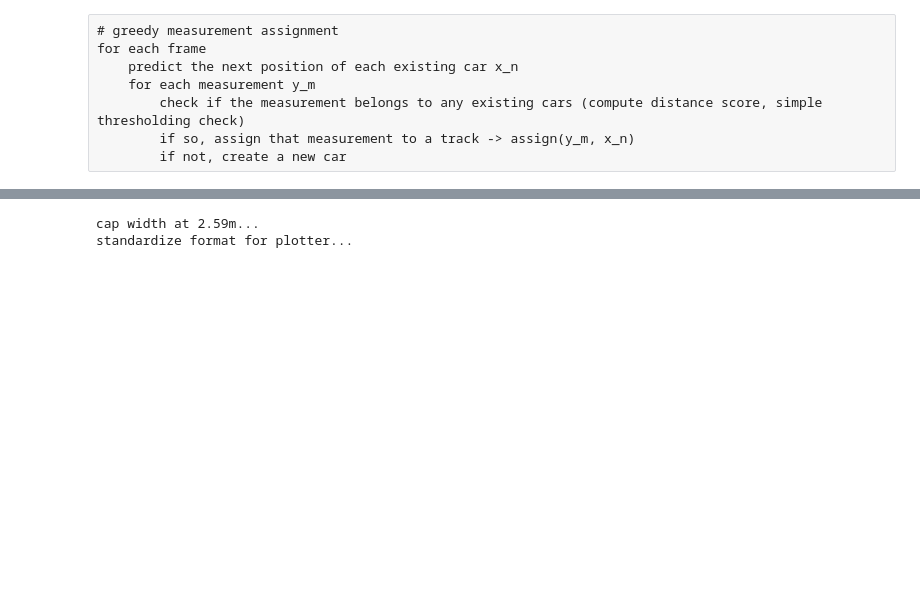
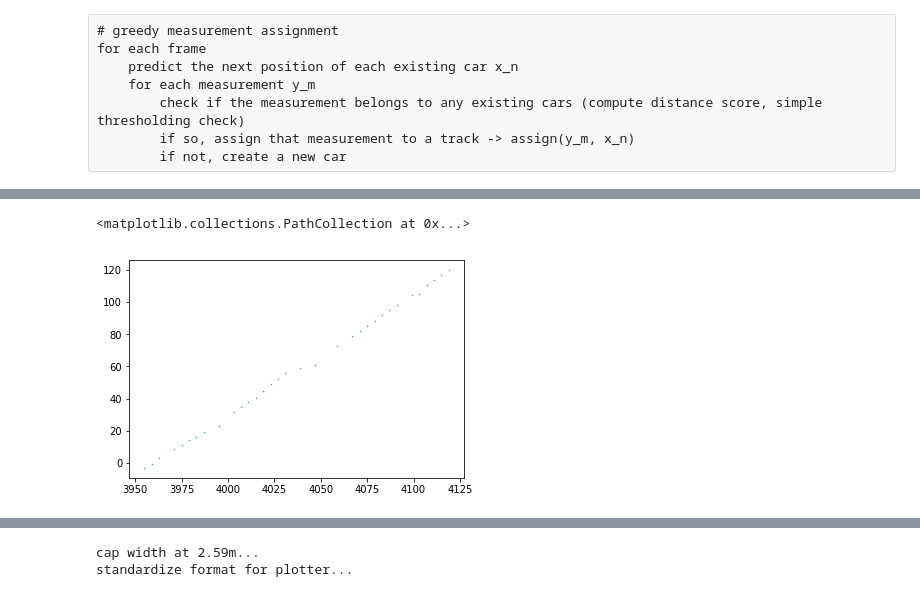
Before and after one commit to yanb514/I24-postprocessing, a Jupyter notebook: I24_data_association.ipynb, the cells around one changed output, grey strips where cells are left out. Drawn from its saved outputs; the diff is of its cells as text; code cells hidden in the pictures; blank space fills up the shorter version.

```diff
--- a/I24_data_association.ipynb
+++ b/I24_data_association.ipynb
@@ -38,3 +150,8 @@ df = utils.preprocess(file_path, tform_path, skip_row = 0)
+# %%
+plt.scatter(car['Frame #'].values, car['bbr_x'].values, s= 0.2)
+# %% [output]
+<matplotlib.collections.PathCollection at 0x...>
+[figure, added]
 # %%
 # stitching based on prediction and overlaps
 
```
Also changed, not shown: parts of 11 cells of this notebook, 1 other file.
